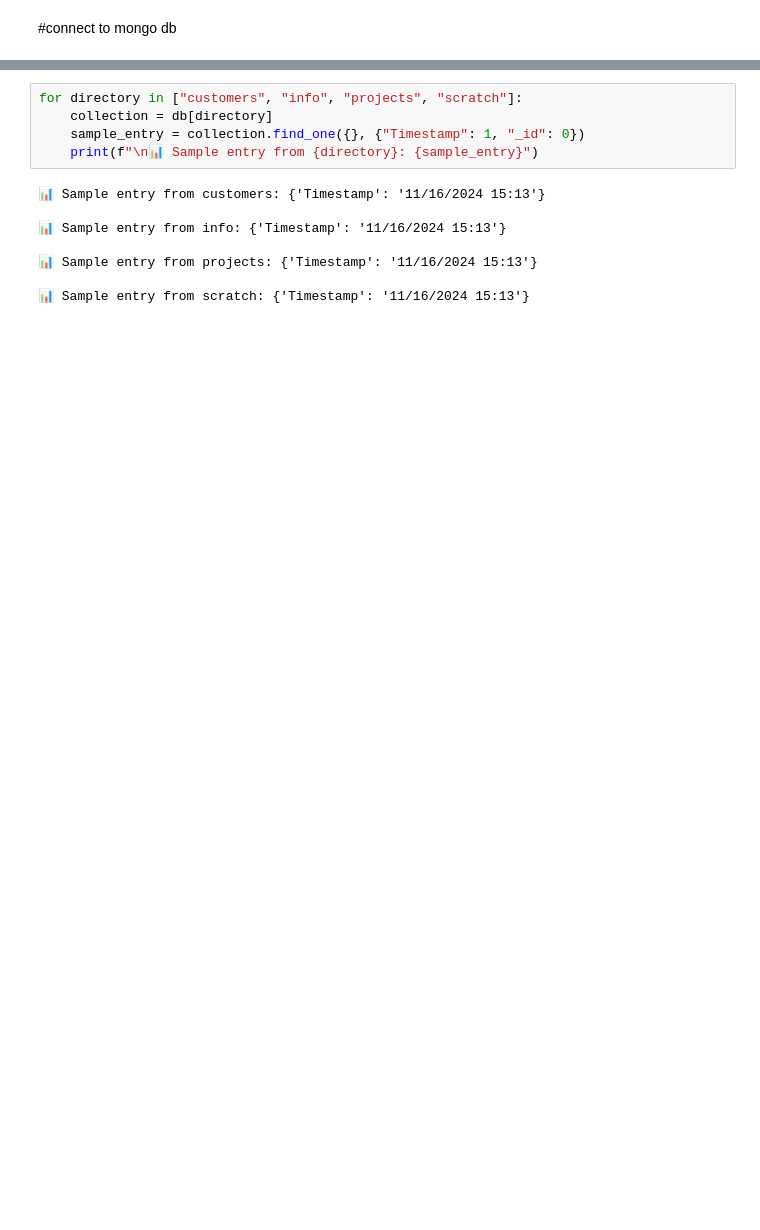
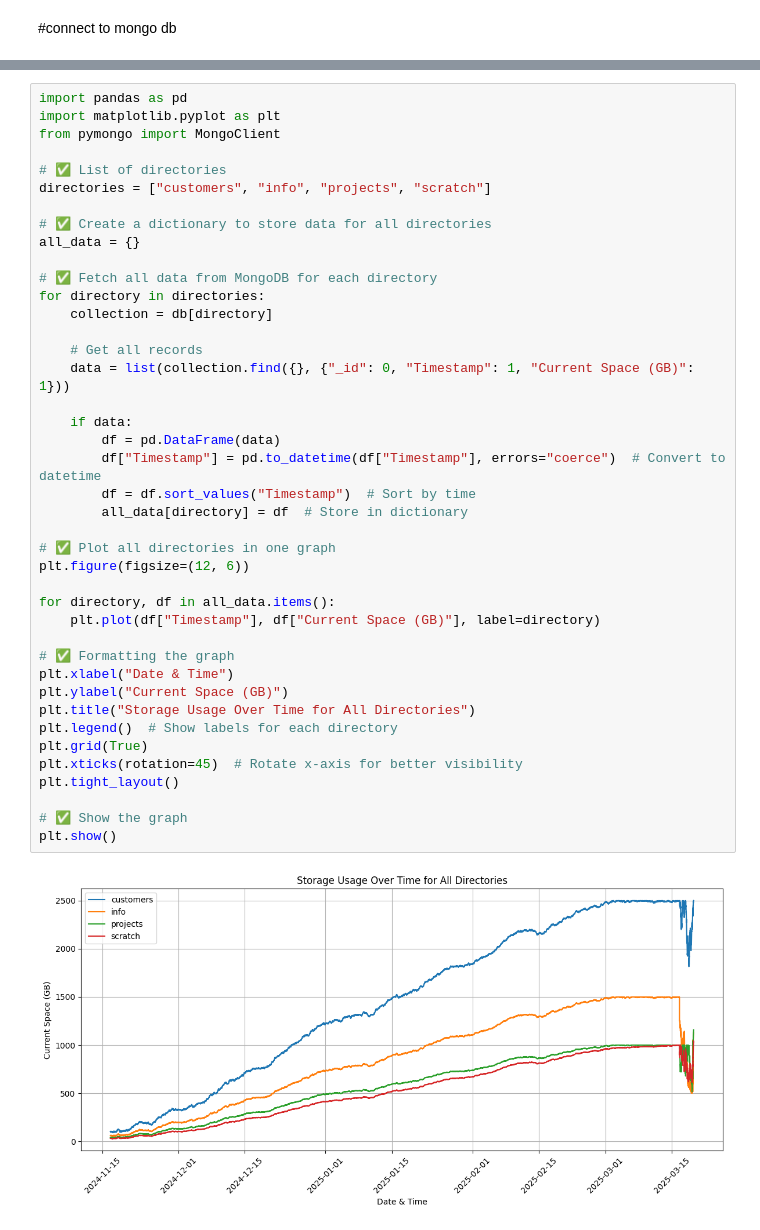
Before and after one commit to VarshithPawarHR/HPE-StoragePrediction, a Jupyter notebook: Collab/Varshith_collab/storageMonitor.ipynb, the cells around one changed output, grey strips where cells are left out. Cells and saved outputs as stored; diff of their text form; blank space fills up the shorter version.

Commit message:
feat: Data generator - V2

```diff
--- a/Collab/Varshith_collab/storageMonitor.ipynb
+++ b/Collab/Varshith_collab/storageMonitor.ipynb
@@ -117,13 +124,43 @@ for directory in directories:
-# %%
-for directory in ["customers", "info", "projects", "scratch"]:
-    collection = db[directory]
-    sample_entry = collection.find_one({}, {"Timestamp": 1, "_id": 0})
-    print(f"\n📊 Sample entry from {directory}: {sample_entry}")
-# %% [output]
-📊 Sample entry from customers: {'Timestamp': '11/16/2024 15:13'}
-
-📊 Sample entry from info: {'Timestamp': '11/16/2024 15:13'}
-
-📊 Sample entry from projects: {'Timestamp': '11/16/2024 15:13'}
-
-📊 Sample entry from scratch: {'Timestamp': '11/16/2024 15:13'}
+# %%
+import pandas as pd
+import matplotlib.pyplot as plt
+from pymongo import MongoClient
+
+# ✅ List of directories
+directories = ["customers", "info", "projects", "scratch"]
+
+# ✅ Create a dictionary to store data for all directories
+all_data = {}
+
+# ✅ Fetch all data from MongoDB for each directory
+for directory in directories:
+    collection = db[directory]
+
+    # Get all records
+    data = list(collection.find({}, {"_id": 0, "Timestamp": 1, "Current Space (GB)": 1}))
+
+    if data:
+        df = pd.DataFrame(data)
+        df["Timestamp"] = pd.to_datetime(df["Timestamp"], errors="coerce")  # Convert to datetime
+        df = df.sort_values("Timestamp")  # Sort by time
+        all_data[directory] = df  # Store in dictionary
+
+# ✅ Plot all directories in one graph
+plt.figure(figsize=(12, 6))
+
+for directory, df in all_data.items():
+    plt.plot(df["Timestamp"], df["Current Space (GB)"], label=directory)
+
+# ✅ Formatting the graph
+plt.xlabel("Date & Time")
+plt.ylabel("Current Space (GB)")
+plt.title("Storage Usage Over Time for All Directories")
+plt.legend()  # Show labels for each directory
+plt.grid(True)
+plt.xticks(rotation=45)  # Rotate x-axis for better visibility
+plt.tight_layout()
+
+# ✅ Show the graph
+plt.show()
+# %% [output]
+[figure, added]
```
Also changed, not shown: parts of 7 cells of this notebook, 6 other files.
